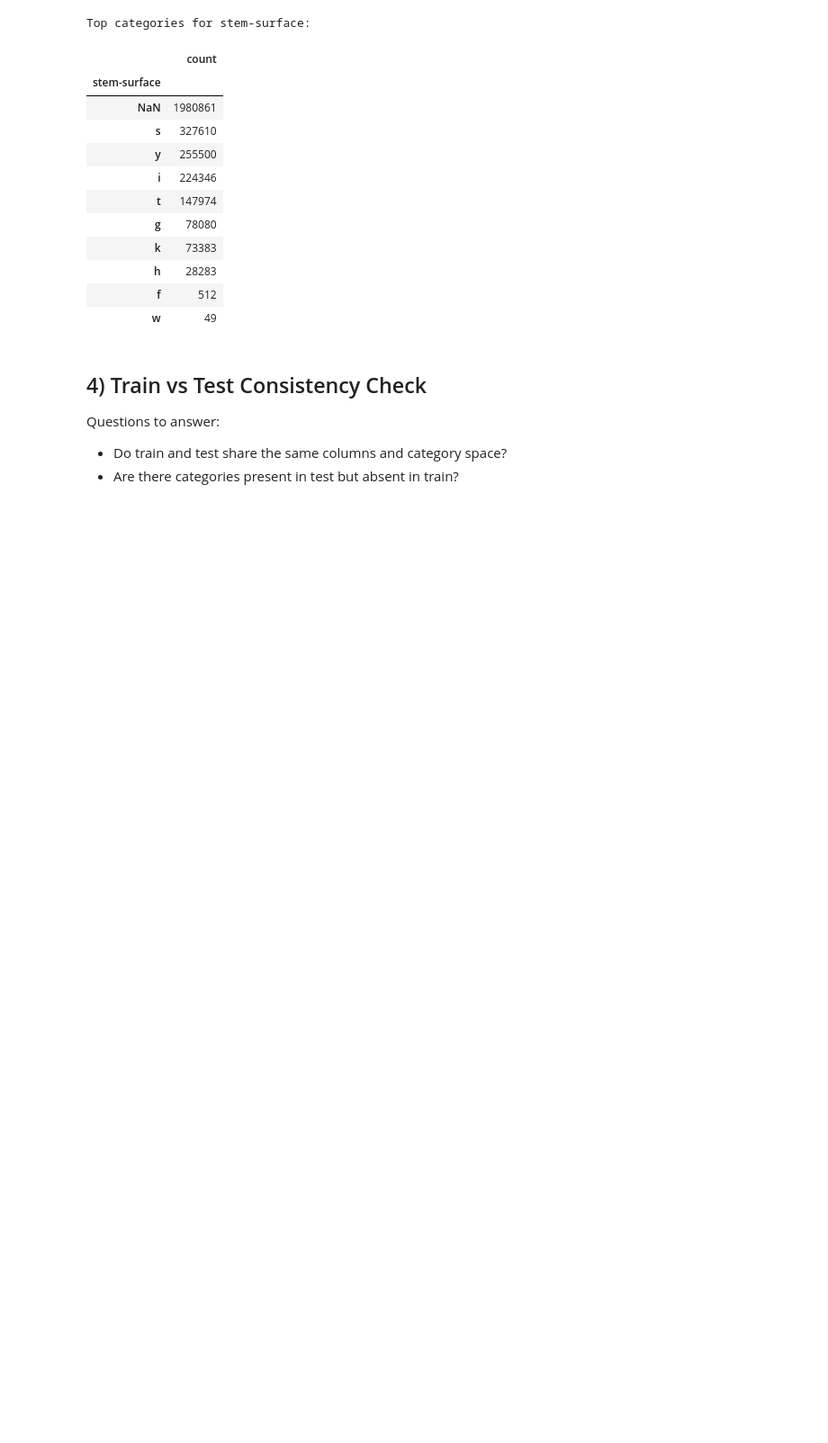
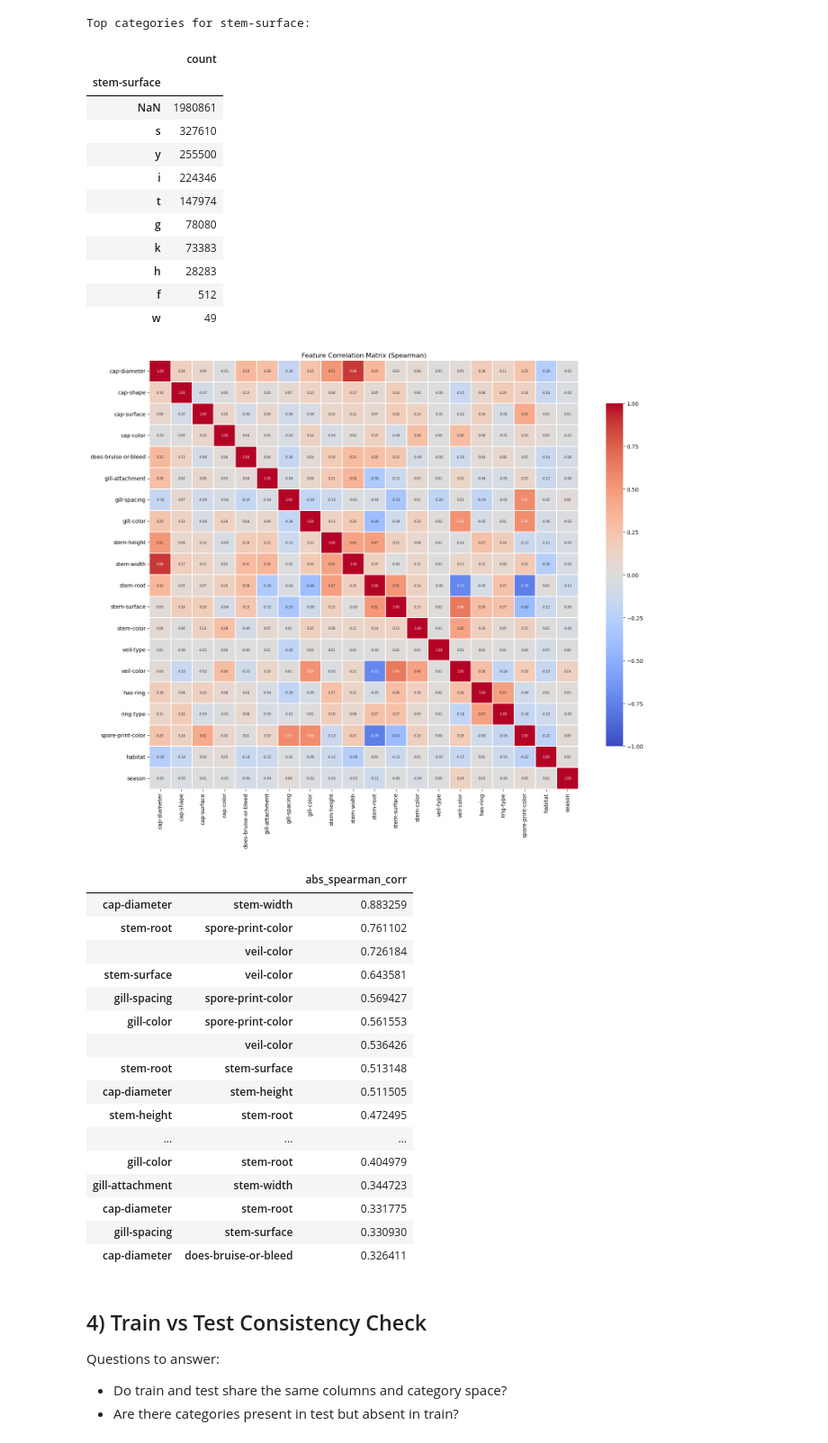
Before and after one commit to AntoineMilochevitch/mushroom-prediction, a Jupyter notebook: notebooks/mushroom_prediction.ipynb, the cells around one changed output. Shown at 90% size. Cells and saved outputs as stored; diff of their text form; code cells hidden in the pictures; blank space fills up the shorter version.

Commit message:
ajout graph

```diff
--- a/notebooks/mushroom_prediction.ipynb
+++ b/notebooks/mushroom_prediction.ipynb
@@ -339,6 +355,77 @@ Top categories for stem-surface:
 | h | 28283 |
 | f | 512 |
 | w | 49 |
+# %%
+import numpy as np
+import pandas as pd
+import seaborn as sns
+import matplotlib.pyplot as plt
+from pandas.api.types import is_numeric_dtype
+
+# 1) Keep only features
+X = train_df.drop(columns=["class"], errors="ignore").copy()
+X = X.drop(columns=["id"], errors="ignore")
+
+# 2) Encode categorical columns as integer codes (NaN stays NaN)
+for col in X.columns:
+    if not is_numeric_dtype(X[col]):
+        X[col] = X[col].astype("category").cat.codes
+        X[col] = X[col].replace(-1, np.nan)
+
+# 3) Spearman correlation matrix
+corr_matrix = X.corr(method="spearman")
+
+# 4) Heatmap with values inside each cell
+plt.figure(figsize=(16, 13))
+sns.heatmap(
+    corr_matrix,
+    cmap="coolwarm",
+    center=0,
+    vmin=-1,
+    vmax=1,
+    square=True,
+    annot=True,
+    fmt=".2f",
+    annot_kws={"size": 6},
+    linewidths=0.2,
+    cbar_kws={"shrink": 0.8}
+ )
+plt.title("Feature Correlation Matrix (Spearman)")
+plt.xticks(rotation=90)
+plt.yticks(rotation=0)
+plt.tight_layout()
+plt.show()
+
+# 5) Top most correlated pairs by absolute value
+upper = corr_matrix.where(np.triu(np.ones(corr_matrix.shape), k=1).astype(bool))
+top_pairs = (
+    upper.stack()
+    .abs()
+    .sort_values(ascending=False)
+    .head(20)
+    .rename("abs_spearman_corr")
+    .to_frame()
+ )
+display(top_pairs)
+# %% [output]
+[figure, added]
+|  |  | abs_spearman_corr |
+| cap-diameter | stem-width | 0.883259 |
+| stem-root | spore-print-color | 0.761102 |
+|  | veil-color | 0.726184 |
+| stem-surface | veil-color | 0.643581 |
+| gill-spacing | spore-print-color | 0.569427 |
+| gill-color | spore-print-color | 0.561553 |
+|  | veil-color | 0.536426 |
+| stem-root | stem-surface | 0.513148 |
+| cap-diameter | stem-height | 0.511505 |
+| stem-height | stem-root | 0.472495 |
+| ... | ... | ... |
+| gill-color | stem-root | 0.404979 |
+| gill-attachment | stem-width | 0.344723 |
+| cap-diameter | stem-root | 0.331775 |
+| gill-spacing | stem-surface | 0.330930 |
+| cap-diameter | does-bruise-or-bleed | 0.326411 |
 # %% [markdown]
 ## 4) Train vs Test Consistency Check
 
```
Also changed, not shown: parts of 5 cells of this notebook.
